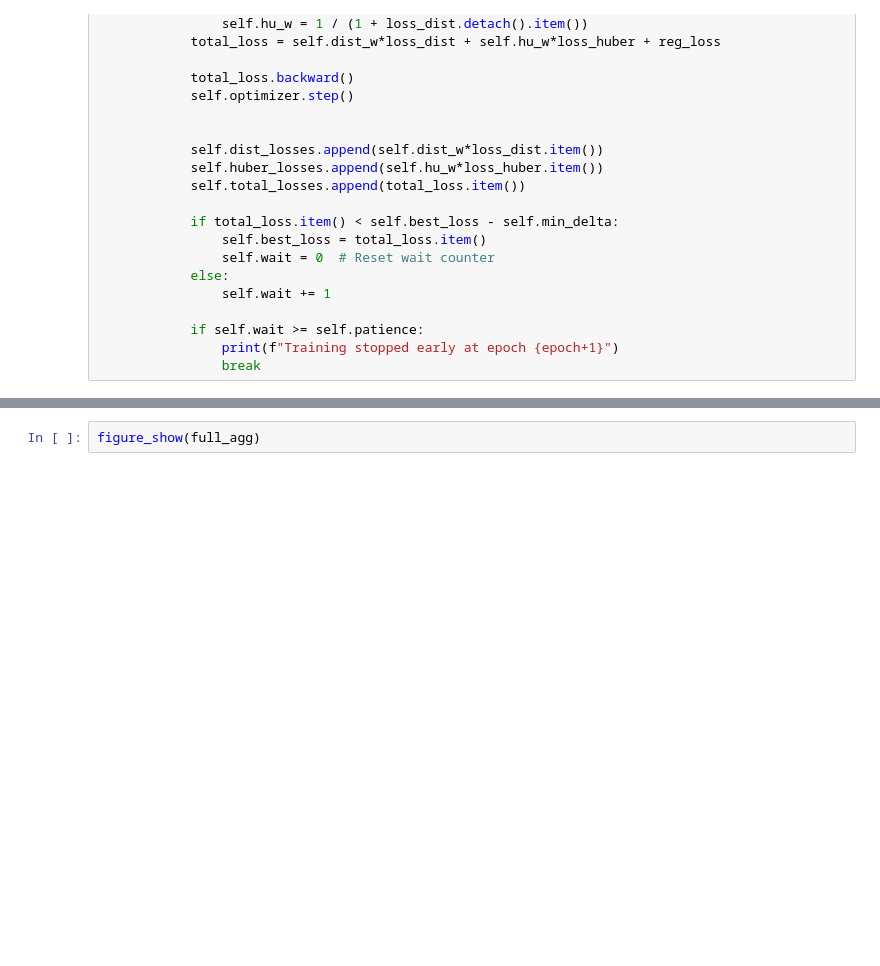
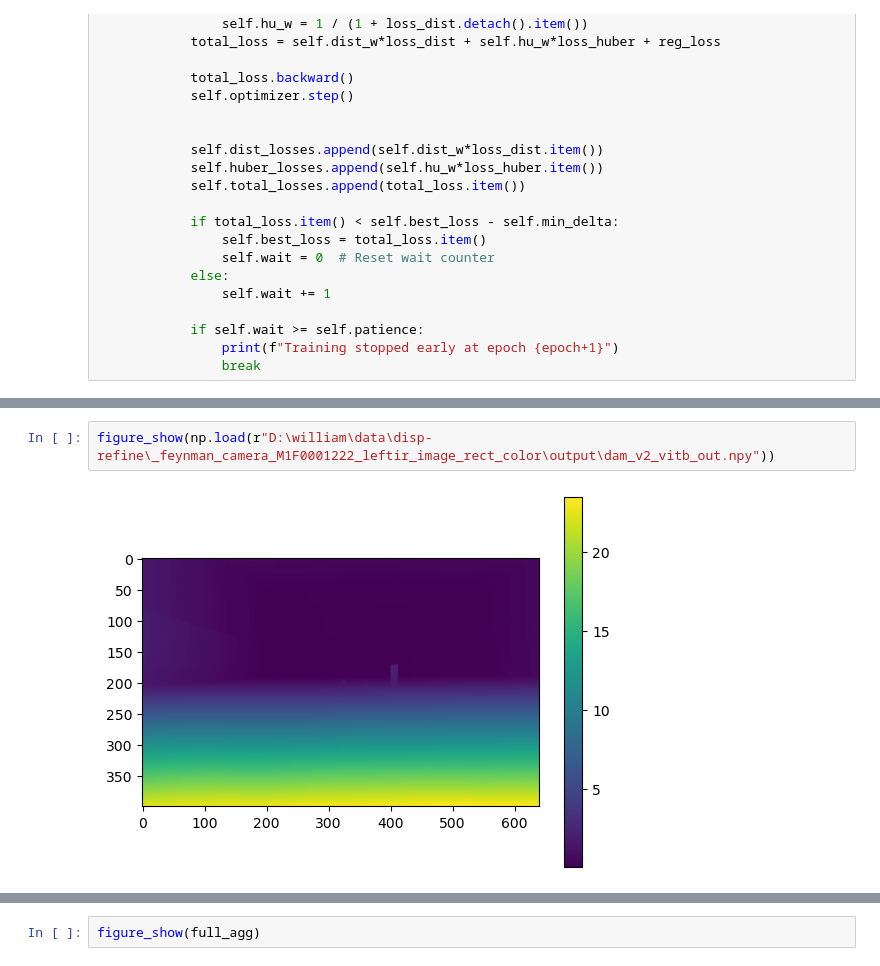
Before and after one commit to WEIIEW97/disp-refine-by-OT, a Jupyter notebook: research.ipynb, the cells around one changed output, grey strips where cells are left out. Cells and saved outputs as stored; diff of their text form; blank space fills up the shorter version.

```diff
--- a/research.ipynb
+++ b/research.ipynb
@@ -411,0 +525,4 @@ class KLTripletOptimizer:
+# %%
+figure_show(np.load(r"D:\william\data\disp-refine\_feynman_camera_M1F0001222_leftir_image_rect_color\output\dam_v2_vitb_out.npy"))
+# %% [output]
+[figure, added]
```
Also changed, not shown: parts of 13 cells of this notebook, 1 other file.
